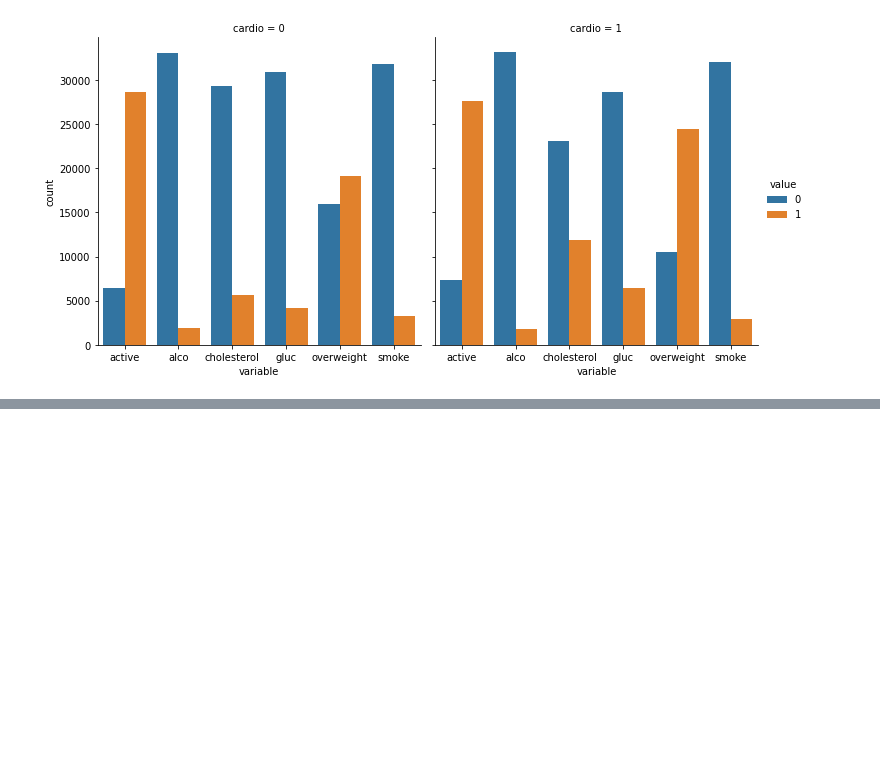
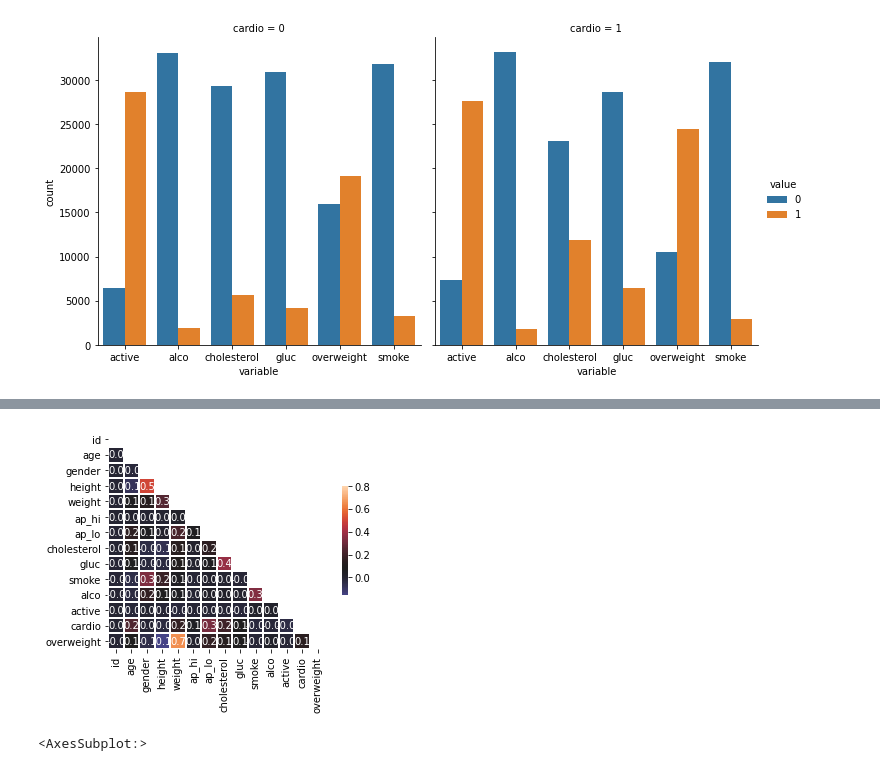
Before and after one commit to bigbisson/FCC-Data-Analyse-with-Python, a Jupyter notebook: boilerplate-medical-data-visualizer/test.ipynb, the cells around one changed output, grey strips where cells are left out. Saved outputs shown, nothing was run; the diff lists cells and outputs as text; code cells hidden in the pictures; blank space fills up the shorter version.

```diff
--- a/boilerplate-medical-data-visualizer/test.ipynb
+++ b/boilerplate-medical-data-visualizer/test.ipynb
@@ -35,3 +35,15 @@ sns.catplot(data=df_cat,kind='count',x='variable',hue='value',col='cardio')
 # %% [output]
 <seaborn.axisgrid.FacetGrid at 0x...>
 [figure]
+# %%
+df_heat = df[
+    (df['ap_lo'] <= df['ap_hi']) &
+    (df['height'] >= (df['height'].quantile(0.025))) &
+    (df['height'] <= (df['height'].quantile(0.975))) &
+    (df['weight'] >= (df['weight'].quantile(0.025))) &
+    (df['weight'] <= (df['weight'].quantile(0.975)))
+    ]
+# %%
+corr = df_heat.corr()
+# %%
+mask = np.triu(corr)
@@ -37,0 +54,8 @@ sns.catplot(data=df_cat,kind='count',x='variable',hue='value',col='cardio')
+# %%
+fig = sns.heatmap(corr,annot=True, fmt='.1f', linewidths=1, mask=mask, vmax=.8, center=0.09,square=True, cbar_kws = {'shrink':0.5})
+# %% [output]
+[figure, added]
+# %%
+fig
+# %% [output]
+<AxesSubplot:>
```
Also changed, not shown: parts of 1 cell of this notebook, 1 other file.
